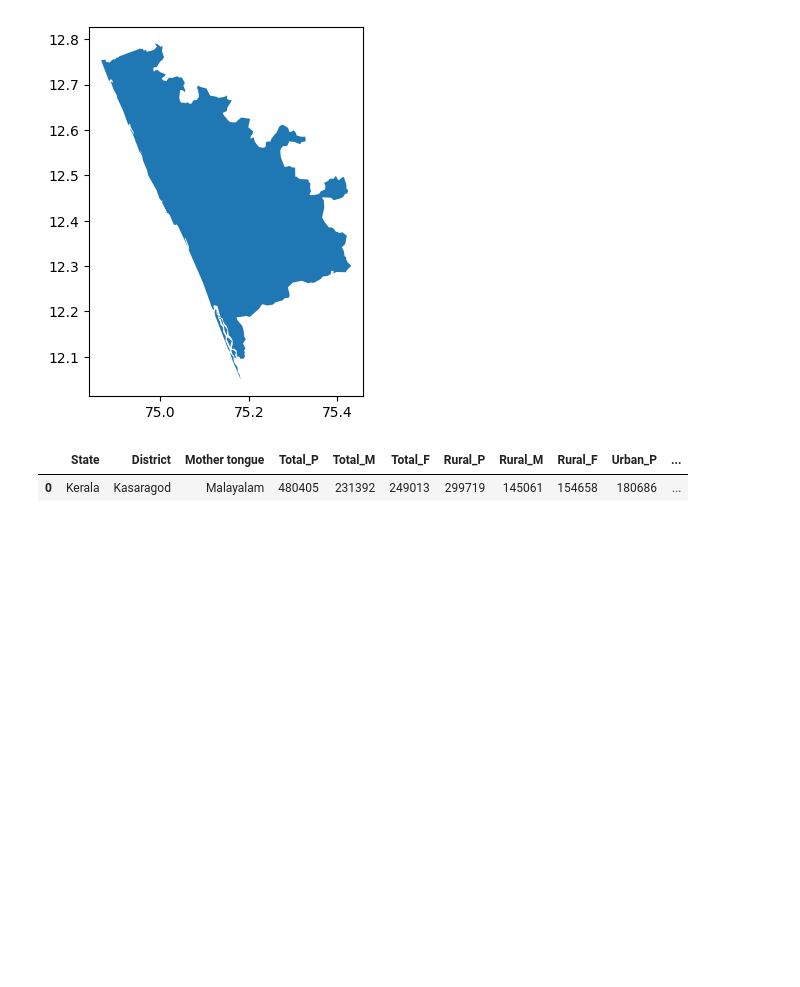
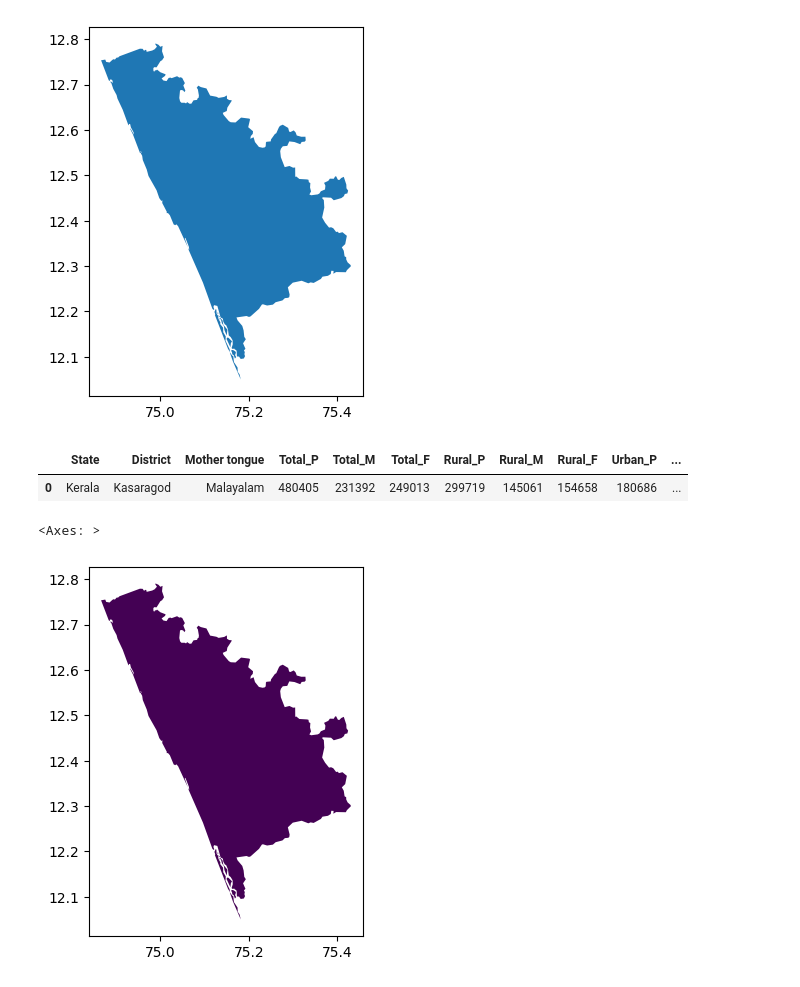
Before and after one commit to squishridyvi/Geographical-Distribution-Mapping-of-Dravidian-Languages-, a Jupyter notebook: Geographical Distribution of Dravidian Languages-Census-C-16.ipynb, the cells around one changed output. Drawn from its saved outputs; the diff is of its cells as text; code cells hidden in the pictures; blank space fills up the shorter version.

Commit message:
attached kasaragod district's malayalam count onto geographic shape and plotted it

```diff
--- a/Geographical Distribution of Dravidian Languages-Census-C-16.ipynb
+++ b/Geographical Distribution of Dravidian Languages-Census-C-16.ipynb
@@ -2058,3 +2071,12 @@ df_kasara
 # %% [output]
 |  | State | District | Mother tongue | Total_P | Total_M | Total_F | Rural_P | Rural_M | Rural_F | Urban_P | ... |
 | 0 | Kerala | Kasaragod | Malayalam | 480405 | 231392 | 249013 | 299719 | 145061 | 154658 | 180686 | ... |
+# %%
+speaker_count = df_kasara["Total_P"].iloc[0]
+kasaragod_map = kasaragod.copy()
+kasaragod_map["Total_P"] = speaker_count
+# %%
+kasaragod_map.plot(column="Total_P", cmap="viridis")
+# %% [output]
+<Axes: >
+[figure, added]
```
Also changed, not shown: parts of 3 cells of this notebook.
